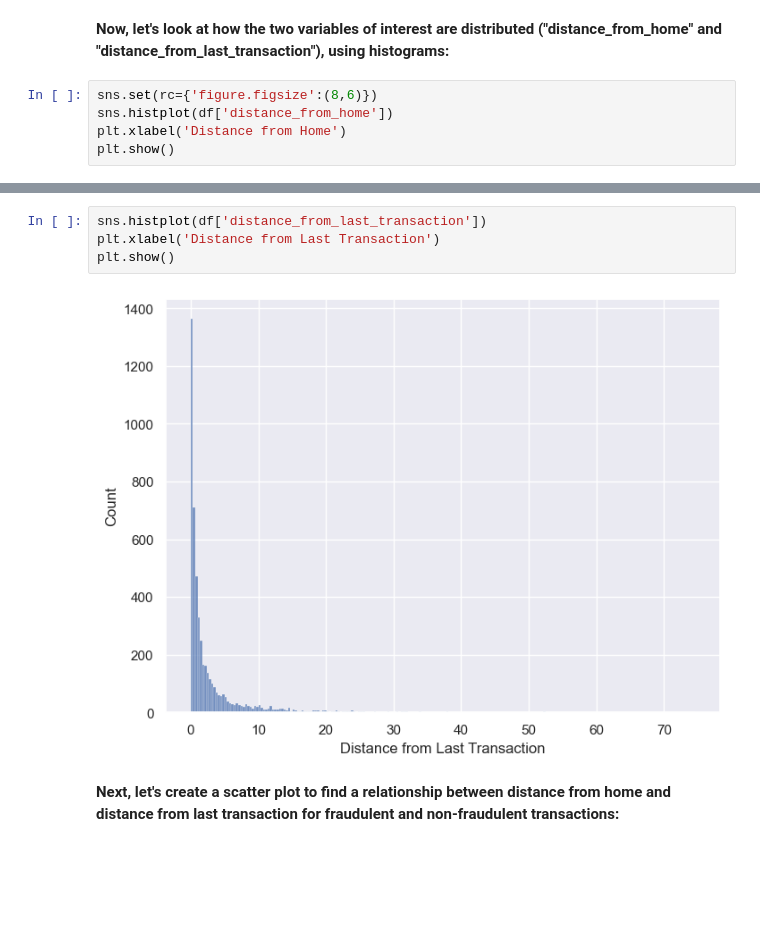
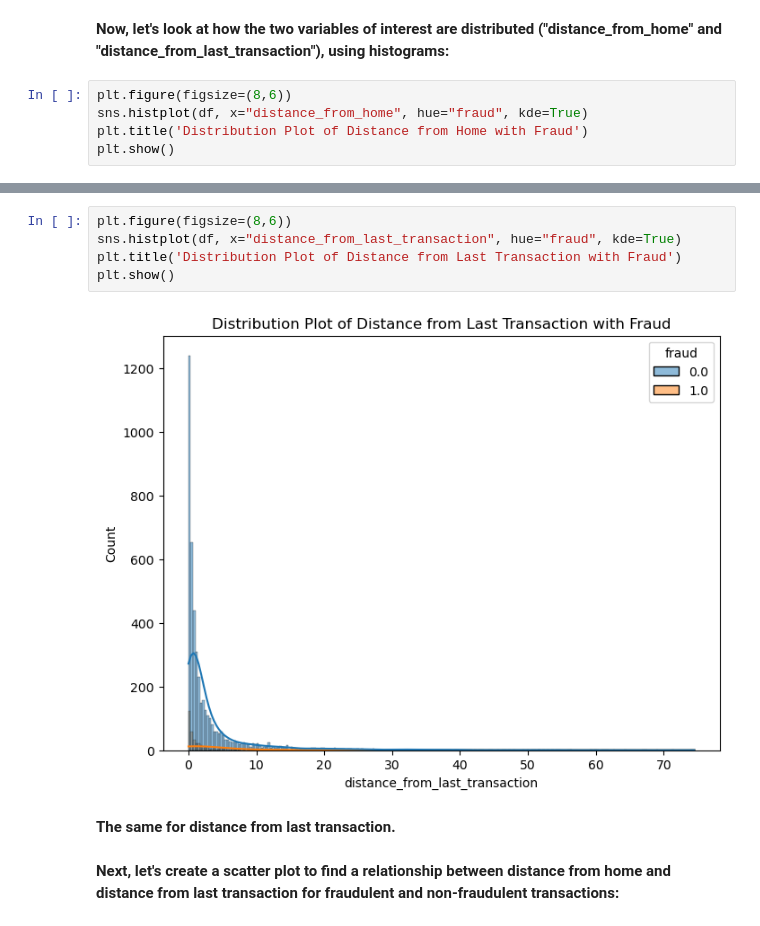
Before and after one commit to KarimKhalil33/CreditCard-Fraud-Data-Analysis, a Jupyter notebook: analysis/analysis3.ipynb, the cells around one changed output, grey strips where cells are left out. Cells and saved outputs as stored; diff of their text form; blank space fills up the shorter version.

```diff
--- a/analysis/analysis3.ipynb
+++ b/analysis/analysis3.ipynb
@@ -83,8 +90,8 @@ memory usage: 95.3+ MB
 # %% [markdown]
 **Now, let's look at how the two variables of interest are distributed ("distance_from_home" and "distance_from_last_transaction"), using histograms:**
 # %%
-sns.set(rc={'figure.figsize':(8,6)})
-sns.histplot(df['distance_from_home'])
-plt.xlabel('Distance from Home')
+plt.figure(figsize=(8,6))
+sns.histplot(df, x="distance_from_home", hue="fraud", kde=True)
+plt.title('Distribution Plot of Distance from Home with Fraud')
 plt.show()
 # %% [output]
@@ -92,8 +101,11 @@ plt.show()
 # %%
-sns.histplot(df['distance_from_last_transaction'])
-plt.xlabel('Distance from Last Transaction')
+plt.figure(figsize=(8,6))
+sns.histplot(df, x="distance_from_last_transaction", hue="fraud", kde=True)
+plt.title('Distribution Plot of Distance from Last Transaction with Fraud')
 plt.show()
 # %% [output]
-[figure, old version]
+[figure, new version]
+# %% [markdown]
+**The same for distance from last transaction.**
 # %% [markdown]
 **Next, let's create a scatter plot to find a relationship between distance from home and distance from last transaction for fraudulent and non-fraudulent transactions:**
```
Also changed, not shown: parts of 21 cells of this notebook.
